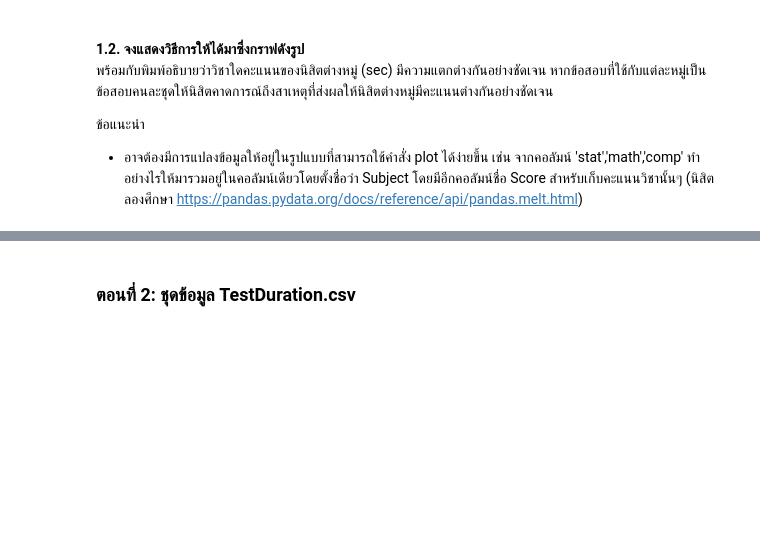
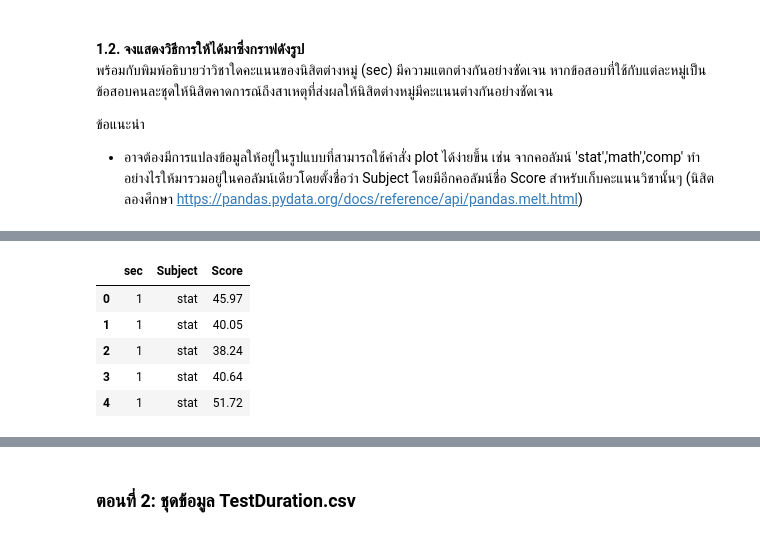
Before and after one commit to amornpan/pstat, a Jupyter notebook: 2025-12-27/exercise3-g6817400261.ipynb, the cells around one changed output, grey strips where cells are left out. Cells and saved outputs as stored; diff of their text form; code cells hidden in the pictures; blank space fills up the shorter version.

```diff
--- a/2025-12-27/exercise3-g5817400261.ipynb
+++ b/2025-12-27/exercise3-g6817400261.ipynb
@@ -49,4 +49,16 @@ g = sns.jointplot(data=df_score,
 # %% [markdown]
 ![](https://raw.githubusercontent.com/ThammakornS/ProgStat/main/dataset/ex4_plot2.svg)
 # %%
-# Your code
+df_melted = pd.melt(df_score,
+                    id_vars=['sec'],
+                    value_vars=['stat', 'math', 'comp'],
+                    var_name='Subject',
+                    value_name='Score')
+df_melted.head()
+# %% [output]
+|  | sec | Subject | Score |
+| 0 | 1 | stat | 45.97 |
+| 1 | 1 | stat | 40.05 |
+| 2 | 1 | stat | 38.24 |
+| 3 | 1 | stat | 40.64 |
+| 4 | 1 | stat | 51.72 |
```
Also changed, not shown: parts of 5 cells of this notebook.
